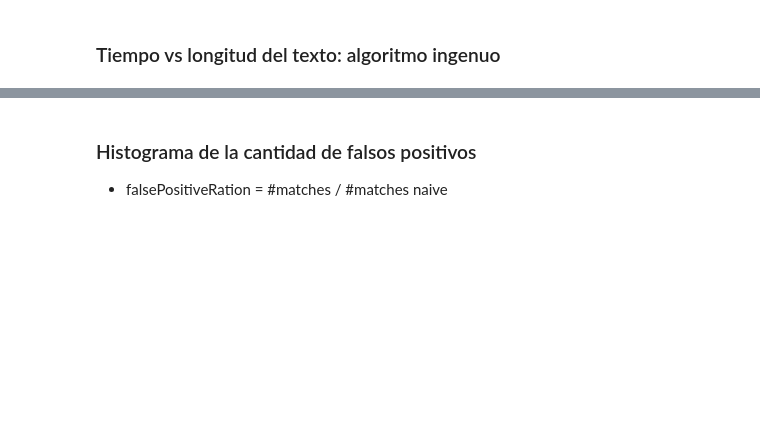
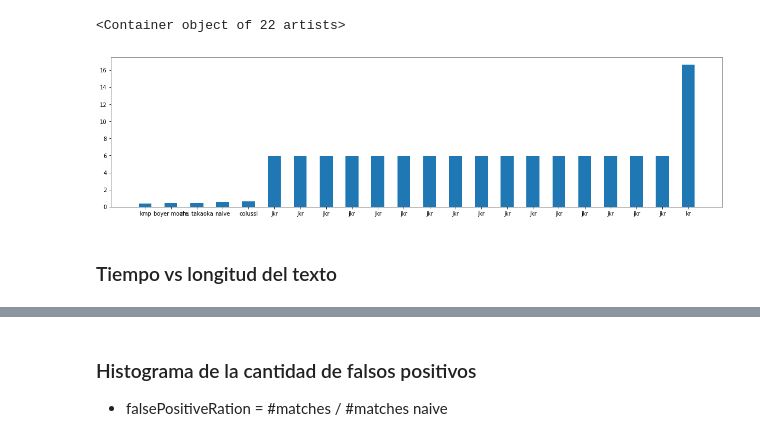
Before and after one commit to LeoCenturion/tda, a Jupyter notebook: Untitled.ipynb, the cells around one changed output, grey strips where cells are left out. Saved outputs shown, nothing was run; the diff lists cells and outputs as text; code cells hidden in the pictures; blank space fills up the shorter version.

```diff
--- a/Untitled.ipynb
+++ b/Untitled.ipynb
@@ -20,2 +51,14 @@ df.len_pattern=df.len_pattern.map(lambda x: int(x))
+# %%
+f=plt.figure()
+f.set_figheight(5)
+f.set_figwidth(20)
+
+data = ["kmp", "bm", "zt", "naive", "colussi"]+["jkr"]*16+["kr"]
+data = df.groupby("algorithm").mean().sort("time").index.map(lambda x: "jkr" if x[:3]=="jkr" else x )
+plt.bar(height=df.groupby("algorithm").mean().sort("time")["time"].values,width=0.5,left=range(len(data)),
+            tick_label=data)
+# %% [output]
+<Container object of 22 artists>
+[figure, added]
 # %% [markdown]
-### Tiempo vs longitud del texto: algoritmo ingenuo
+### Tiempo vs longitud del texto
```
Also changed, not shown: parts of 56 cells of this notebook, 42 other files.
